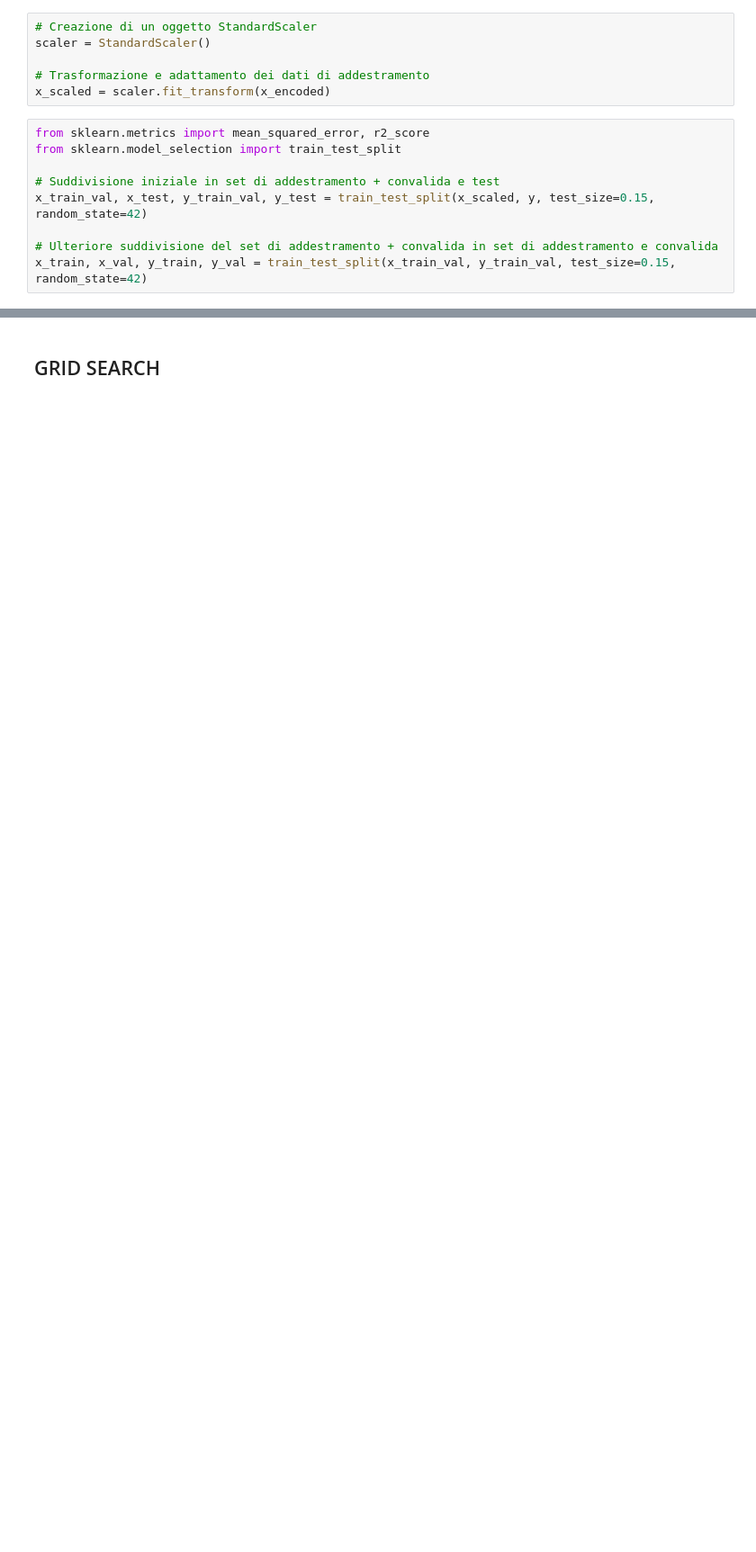
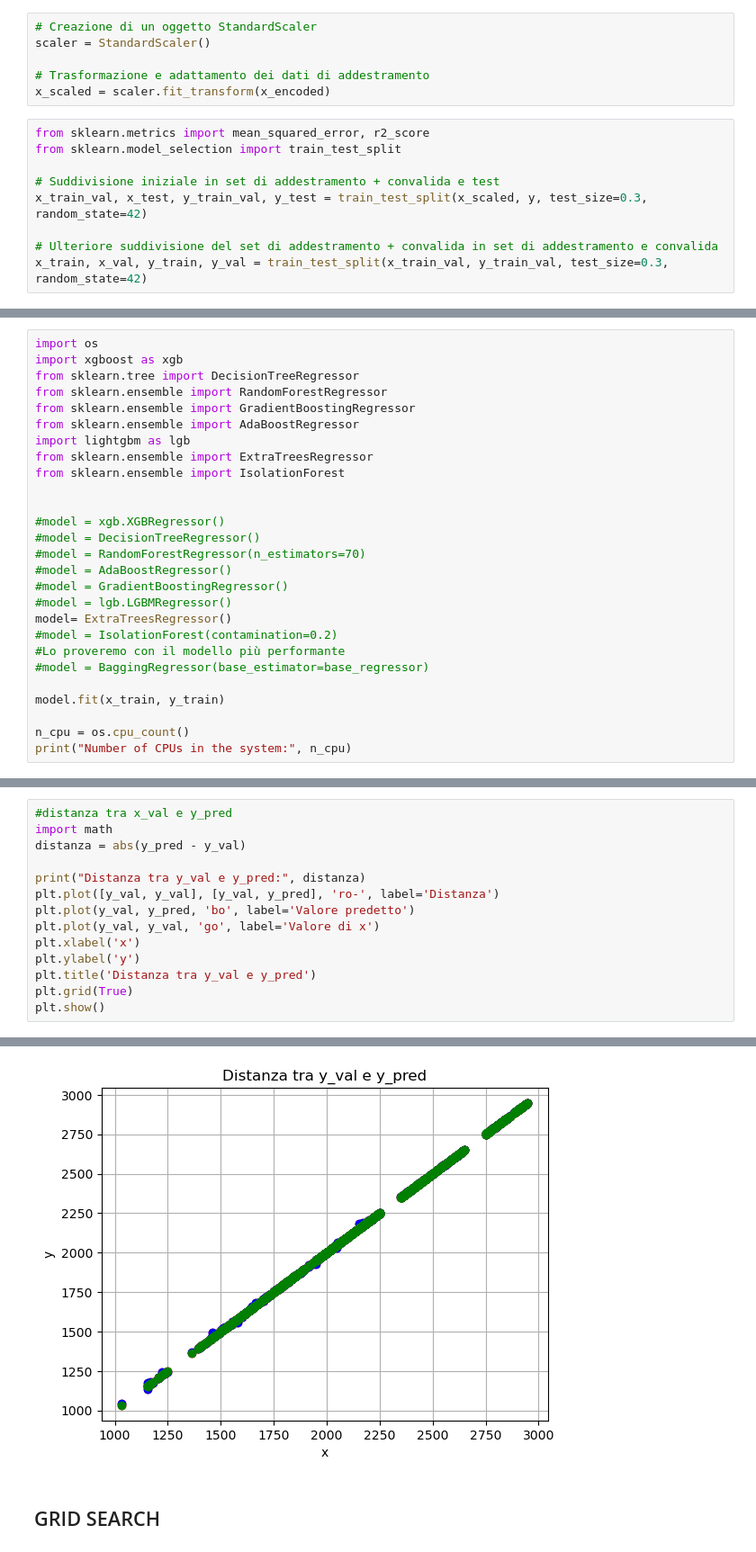
Before and after one commit to graziaperna/ML-project, a Jupyter notebook: src/DietML.ipynb, the cells around one changed output, grey strips where cells are left out. Shown at 90% size. Drawn from its saved outputs; the diff is of its cells as text; blank space fills up the shorter version.

Commit message:
Implementati nuovi modelli

```diff
--- a/src/DietML.ipynb
+++ b/src/DietML.ipynb
@@ -63,7 +63,7 @@ from sklearn.metrics import mean_squared_error, r2_score
 from sklearn.model_selection import train_test_split
 
 # Suddivisione iniziale in set di addestramento + convalida e test
-x_train_val, x_test, y_train_val, y_test = train_test_split(x_scaled, y, test_size=0.15, random_state=42)
+x_train_val, x_test, y_train_val, y_test = train_test_split(x_scaled, y, test_size=0.3, random_state=42)
 
 # Ulteriore suddivisione del set di addestramento + convalida in set di addestramento e convalida
-x_train, x_val, y_train, y_val = train_test_split(x_train_val, y_train_val, test_size=0.15, random_state=42)
+x_train, x_val, y_train, y_val = train_test_split(x_train_val, y_train_val, test_size=0.3, random_state=42)
@@ -105,0 +70,27 @@ Number of CPUs in the system: 8
+# %%
+import os
+import xgboost as xgb
+from sklearn.tree import DecisionTreeRegressor
+from sklearn.ensemble import RandomForestRegressor
+from sklearn.ensemble import GradientBoostingRegressor
+from sklearn.ensemble import AdaBoostRegressor
+import lightgbm as lgb
+from sklearn.ensemble import ExtraTreesRegressor
+from sklearn.ensemble import IsolationForest
+
+
+#model = xgb.XGBRegressor()
+#model = DecisionTreeRegressor()
+#model = RandomForestRegressor(n_estimators=70)
+#model = AdaBoostRegressor()
+#model = GradientBoostingRegressor()
+#model = lgb.LGBMRegressor()
+model= ExtraTreesRegressor()
+#model = IsolationForest(contamination=0.2)
+#Lo proveremo con il modello più performante
+#model = BaggingRegressor(base_estimator=base_regressor)
+
+model.fit(x_train, y_train)
+
+n_cpu = os.cpu_count()
+print("Number of CPUs in the system:", n_cpu)
@@ -121,0 +115,15 @@ r2: 0.9999423626436728
+# %%
+#distanza tra x_val e y_pred
+import math
+distanza = abs(y_pred - y_val)
+
+print("Distanza tra y_val e y_pred:", distanza)
+plt.plot([y_val, y_val], [y_val, y_pred], 'ro-', label='Distanza')
+plt.plot(y_val, y_pred, 'bo', label='Valore predetto')
+plt.plot(y_val, y_val, 'go', label='Valore di x')
+plt.xlabel('x')
+plt.ylabel('y')
+plt.title('Distanza tra y_val e y_pred')
+plt.grid(True)
+plt.show()
+# %% [output]
@@ -122,3 +142,4 @@ r2: 0.9999423626436728
+[figure, added]
 # %% [markdown]
 ## GRID SEARCH
 # %%
```
Also changed, not shown: parts of 15 cells of this notebook.
